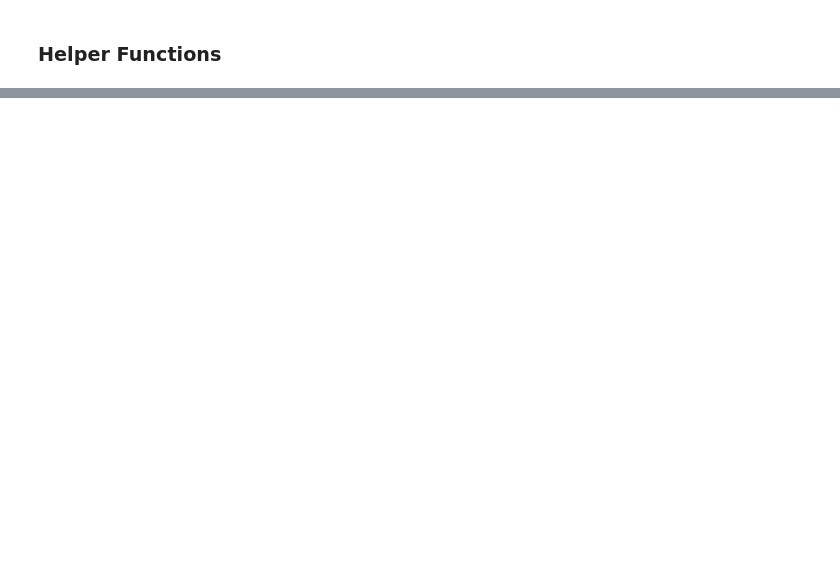
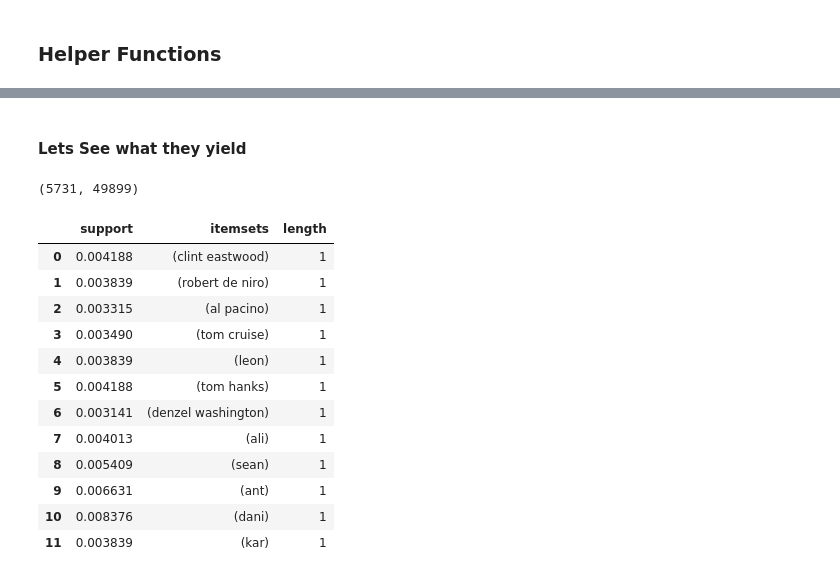
Before and after one commit to Joe-W-Conroy/Averagers-Ensemble-, a Jupyter notebook: Joe's Work/ScrapWork.ipynb, the cells around one changed output, grey strips where cells are left out. Drawn from its saved outputs; the diff is of its cells as text; code cells hidden in the pictures; blank space fills up the shorter version.

```diff
--- a/Joe's Work/ScrapWork.ipynb
+++ b/Joe's Work/ScrapWork.ipynb
@@ -270,0 +363,23 @@ title_avgscore.describe()
+# %% [markdown]
+#### Lets See what they yield
+# %%
+# Apriori results
+print(actor_only_df.drop(columns=['metascore']).shape)
+frequent_itemsets = apriori(actor_only_df.drop(columns=['metascore']), min_support = 0.003, use_colnames=True)
+frequent_itemsets['length'] = frequent_itemsets['itemsets'].apply(lambda x: len(x))
+frequent_itemsets
+# %% [output]
+(5731, 49899)
+|  | support | itemsets | length |
+| 0 | 0.004188 | (clint eastwood) | 1 |
+| 1 | 0.003839 | (robert de niro) | 1 |
+| 2 | 0.003315 | (al pacino) | 1 |
+| 3 | 0.003490 | (tom cruise) | 1 |
+| 4 | 0.003839 | (leon) | 1 |
+| 5 | 0.004188 | (tom hanks) | 1 |
+| 6 | 0.003141 | (denzel washington) | 1 |
+| 7 | 0.004013 | (ali) | 1 |
+| 8 | 0.005409 | (sean) | 1 |
+| 9 | 0.006631 | (ant) | 1 |
+| 10 | 0.008376 | (dani) | 1 |
+| 11 | 0.003839 | (kar) | 1 |
```
Also changed, not shown: parts of 27 cells of this notebook, 1 other file.
